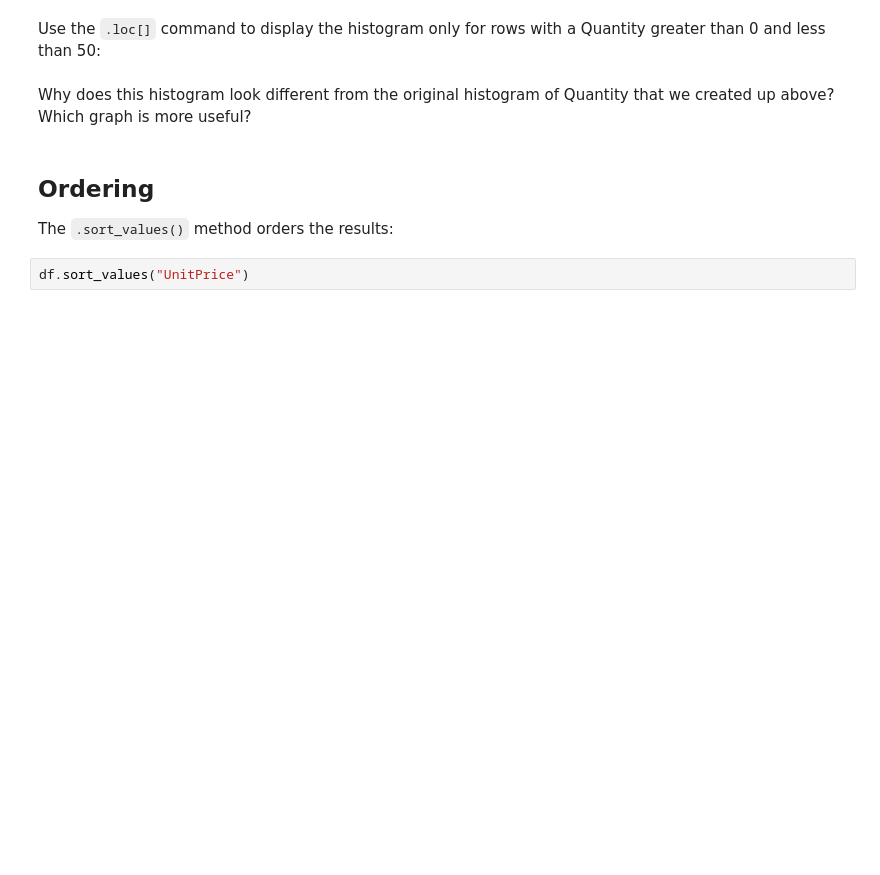
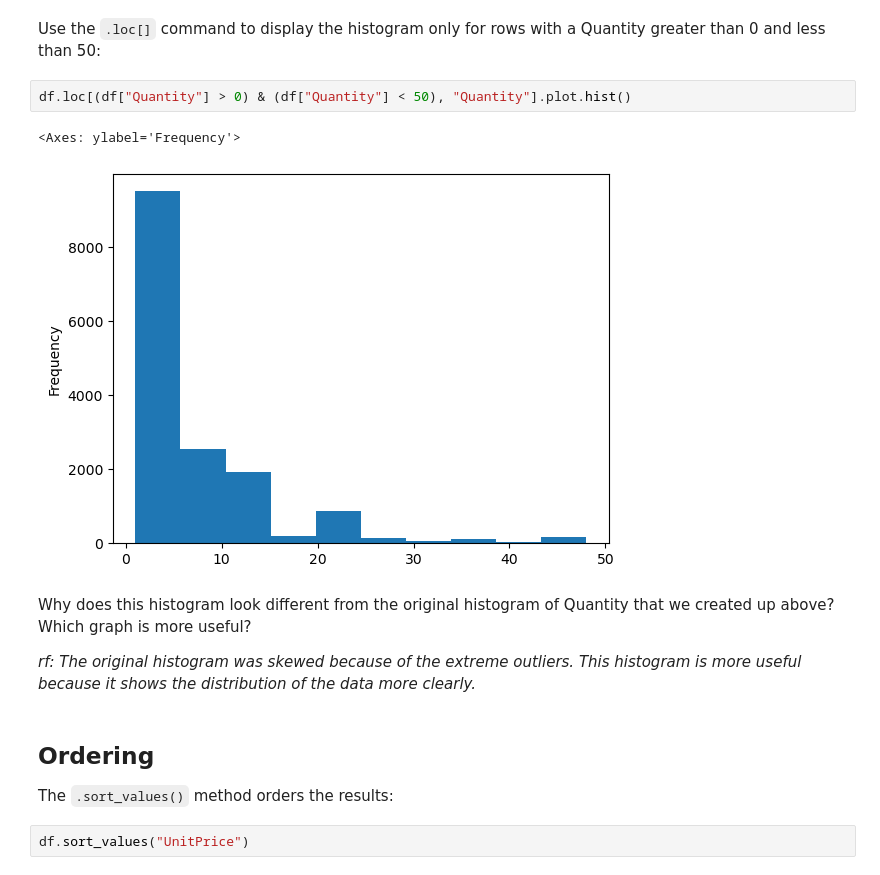
Before and after one commit to ryanfitzbc/DA3-online, a Jupyter notebook: 04_FilteringSorting.ipynb, the cells around one changed output. Cells and saved outputs as stored; diff of their text form; blank space fills up the shorter version.

```diff
--- a/04_FilteringSorting.ipynb
+++ b/04_FilteringSorting.ipynb
@@ -75,7 +276,14 @@ df["Quantity"].plot.hist()
 # %% [markdown]
 Use the `.loc[]` command to display the histogram only for rows with a Quantity greater than 0 and less than 50:
+# %%
+df.loc[(df["Quantity"] > 0) & (df["Quantity"] < 50), "Quantity"].plot.hist()
+# %% [output]
+<Axes: ylabel='Frequency'>
+[figure, added]
 # %% [markdown]
 Why does this histogram look different from the original histogram of Quantity that we created up above? Which graph is more useful?
+
+*rf: The original histogram was skewed because of the extreme outliers. This histogram is more useful because it shows the distribution of the data more clearly.*
 # %% [markdown]
 ## Ordering
 
```
Also changed, not shown: parts of 30 cells of this notebook, 4 other files.
